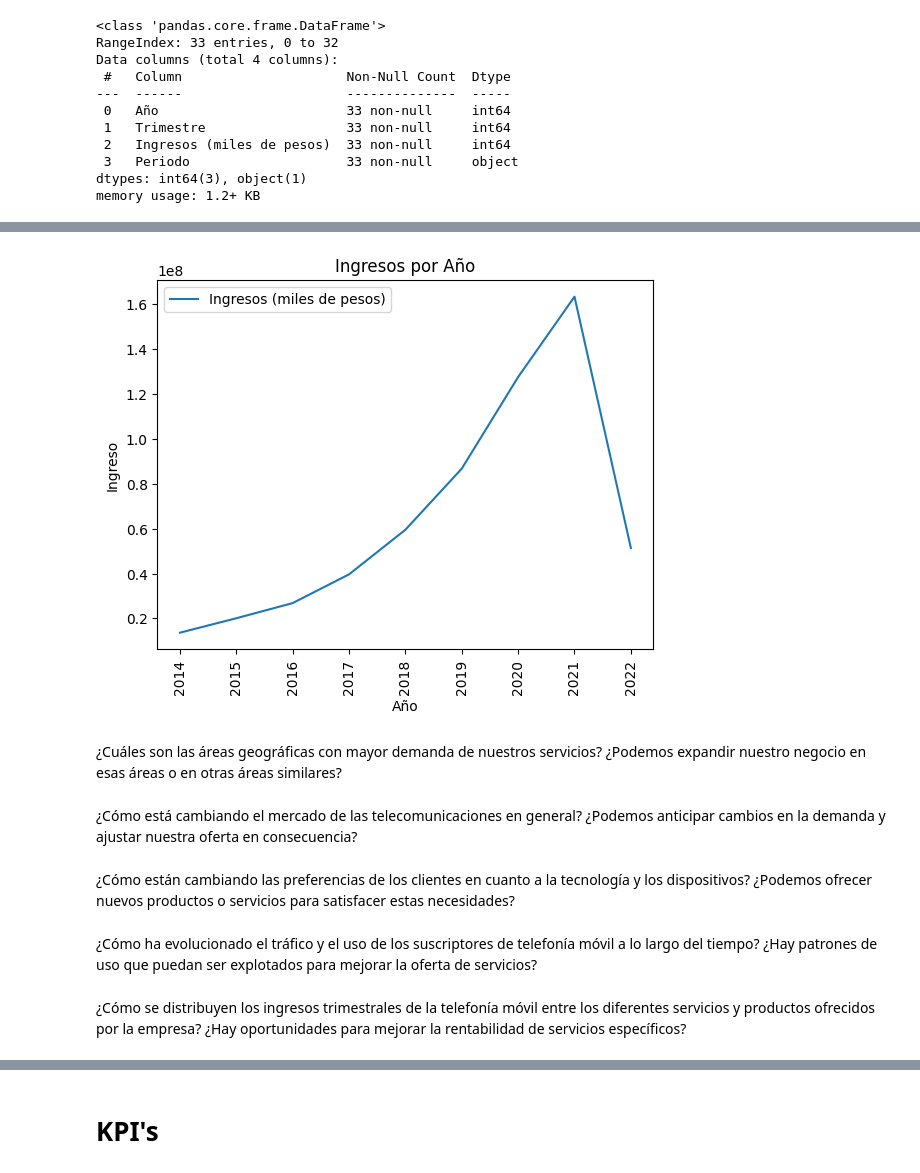
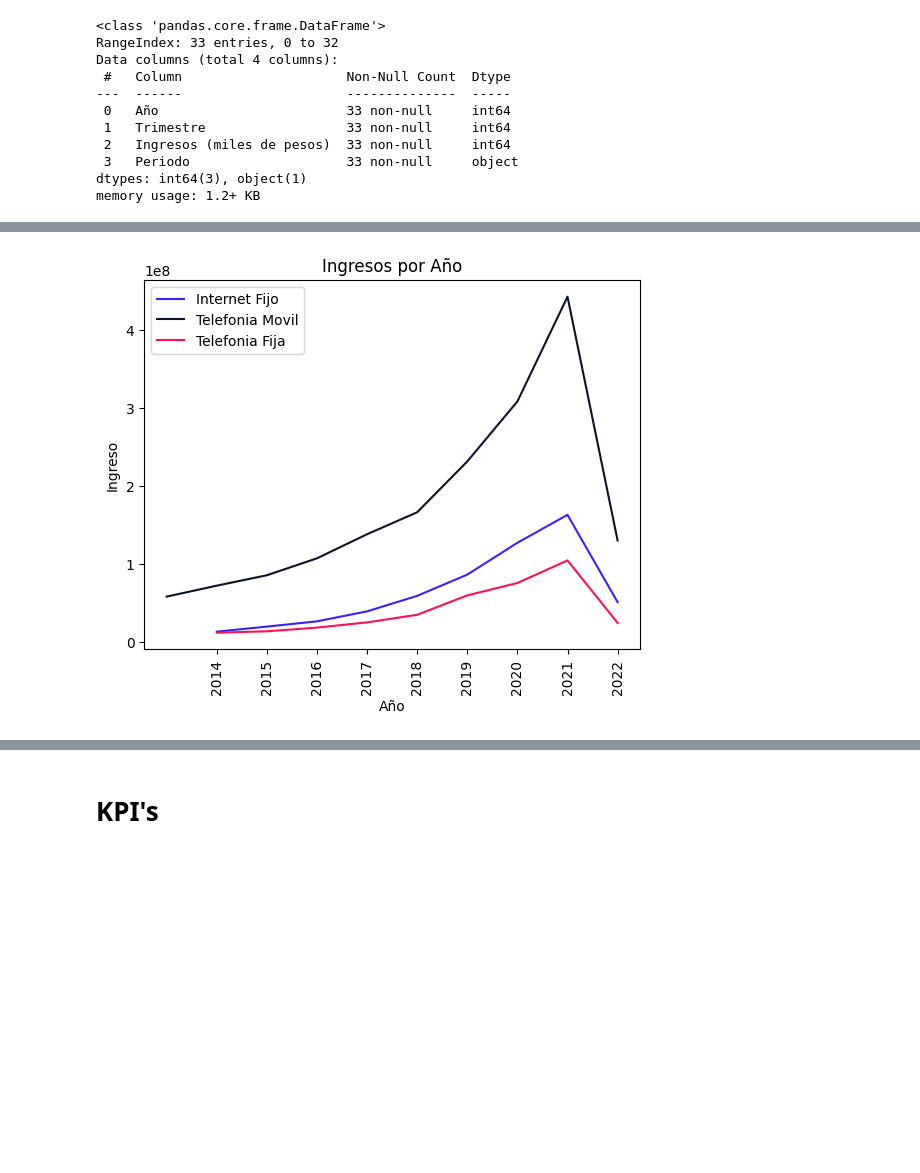
Before and after one commit to AlbaCastillo/Telecommunications-Data-Analyst, a Jupyter notebook: EDA_Telecomunicaciones.ipynb, the cells around one changed output, grey strips where cells are left out. Drawn from its saved outputs; the diff is of its cells as text; code cells hidden in the pictures; blank space fills up the shorter version.

```diff
--- a/EDA_Telecomunicaciones.ipynb
+++ b/EDA_Telecomunicaciones.ipynb
@@ -465,3 +465,5 @@ Ingresos_trimestrales_telefonía_móvil.head(2)
+# %%
+Ingresos_trimestrales_telefonía_móvil['Ingresos (miles de $)'] = Ingresos_trimestrales_telefonía_móvil['Ingresos (miles de $)'].str.replace('$', '').str.replace('.', '').astype(int)
 # %% [markdown]
 **Se plantean las siguientes preguntas qe podrian ser de valor para la empresa:**
 
@@ -719,30 +843,23 @@ memory usage: 1.2+ KB
 # %%
-# Agrupar los datos por periodo y sumarlos para cada tecnología de acceso
-df_grouped = Ingresos_trimestrales_prestación_servicio_Internet_fijo.groupby('Año').sum()[['Ingresos (miles de pesos)']]
+df1_grouped = Ingresos_trimestrales_prestación_servicio_Internet_fijo.groupby('Año').sum()[['Ingresos (miles de pesos)']]
+df2_grouped = Ingresos_trimestrales_telefonía_móvil.groupby('Año').sum()[['Ingresos (miles de $)']]
+df3_grouped = Ingresos_trimestrales_telefonía_fija.groupby('Año').sum()[['Ingresos (miles de $)']]
 
 fig, ax = plt.subplots()
+colors = sns.color_palette(['#3D1FFF', '#0B132B', '#FF1053', '#A13D63', '#C4CBCA'])
 
-for tecnologia in df_grouped.columns:
-    ax.plot(df_grouped.index, df_grouped[tecnologia], label=tecnologia)
+ax.plot(df1_grouped.index, df1_grouped['Ingresos (miles de pesos)'], label='Internet Fijo',color=colors[0])
+ax.plot(df2_grouped.index, df2_grouped['Ingresos (miles de $)'], label='Telefonia Movil',color=colors[1])
+ax.plot(df3_grouped.index, df3_grouped['Ingresos (miles de $)'], label='Telefonia Fija',color=colors[2])
 
 plt.title('Ingresos por Año')
 plt.xlabel('Año')
 plt.ylabel('Ingreso')
 
 ax.set_xticks(df_grouped.index)
 ax.tick_params(axis='x', rotation=90)
 
 ax.legend()
 plt.show()
 # %% [output]
-[figure, old version]
+[figure, new version]
-# %% [markdown]
-¿Cuáles son las áreas geográficas con mayor demanda de nuestros servicios? ¿Podemos expandir nuestro negocio en esas áreas o en otras áreas similares?
-# %% [markdown]
-¿Cómo está cambiando el mercado de las telecomunicaciones en general? ¿Podemos anticipar cambios en la demanda y ajustar nuestra oferta en consecuencia?
-# %% [markdown]
-¿Cómo están cambiando las preferencias de los clientes en cuanto a la tecnología y los dispositivos? ¿Podemos ofrecer nuevos productos o servicios para satisfacer estas necesidades?
-# %% [markdown]
-¿Cómo ha evolucionado el tráfico y el uso de los suscriptores de telefonía móvil a lo largo del tiempo? ¿Hay patrones de uso que puedan ser explotados para mejorar la oferta de servicios?
-# %% [markdown]
-¿Cómo se distribuyen los ingresos trimestrales de la telefonía móvil entre los diferentes servicios y productos ofrecidos por la empresa? ¿Hay oportunidades para mejorar la rentabilidad de servicios específicos?
```
Also changed, not shown: parts of 26 cells of this notebook.
